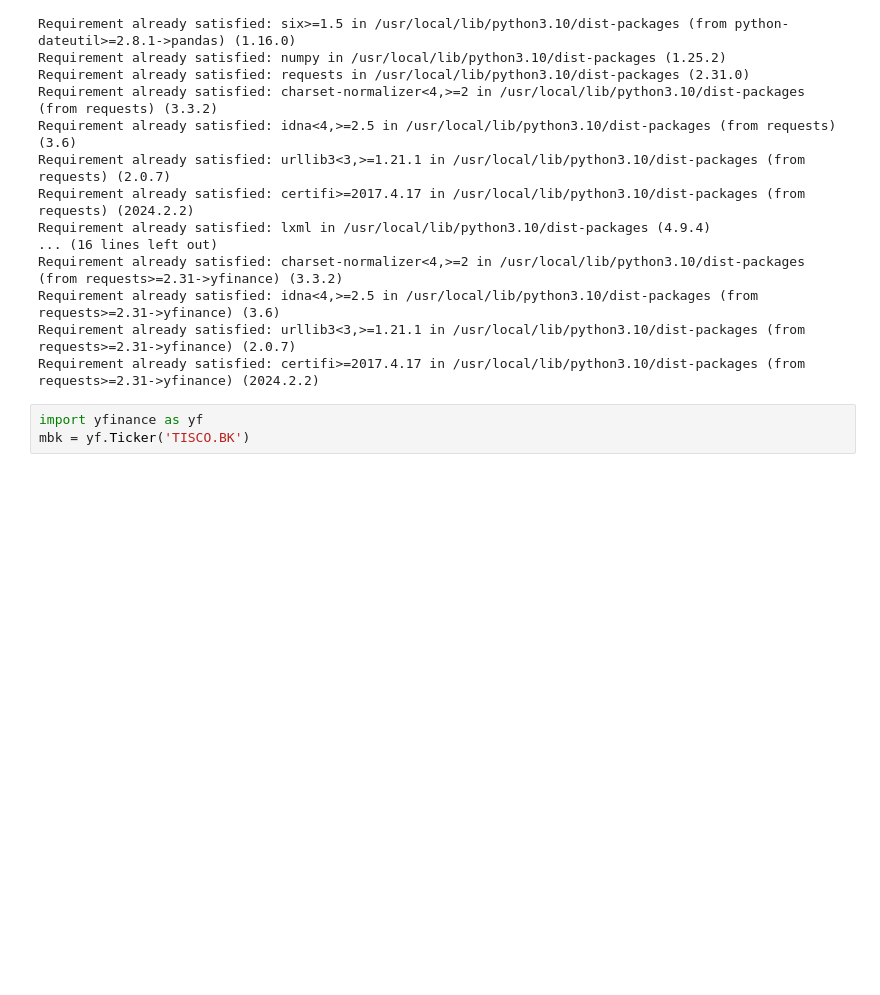
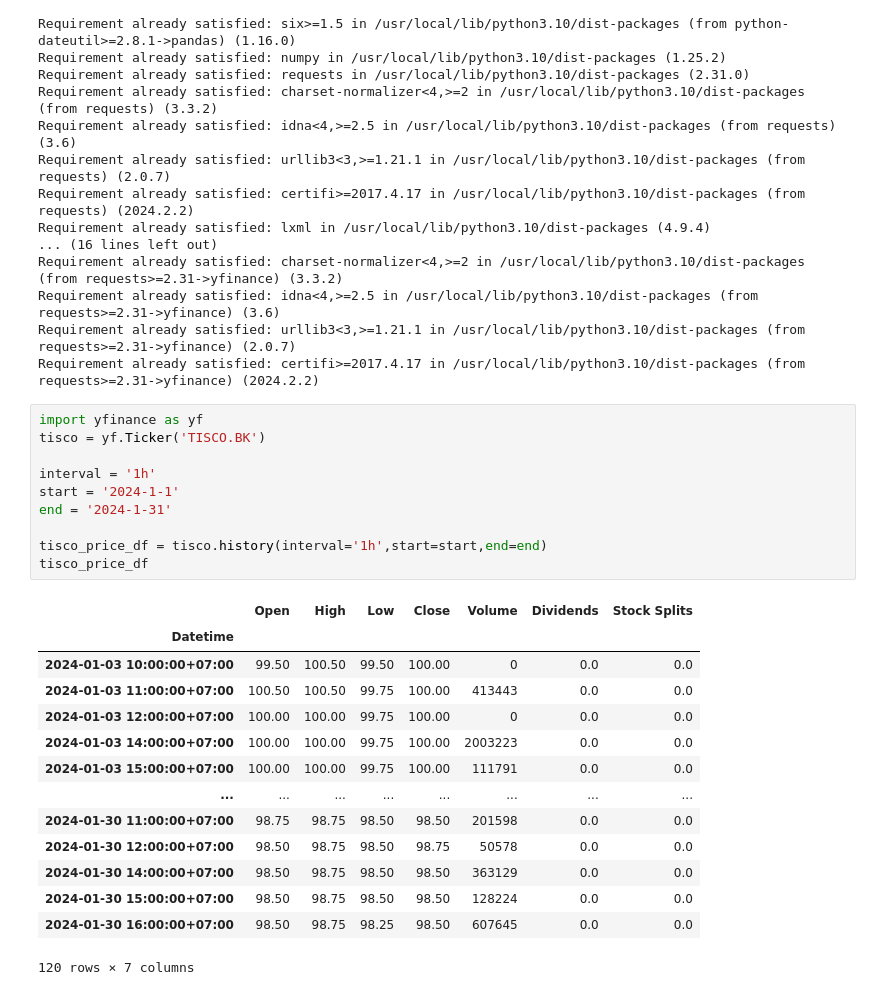
Before and after one commit to Jeniejean/ML, a Jupyter notebook: TISCO_Stock_Price_Prediction_6610422019_Nutthida_Yotaprasert.ipynb, the cells around one changed output. Cells and saved outputs as stored; diff of their text form; blank space fills up the shorter version.

```diff
--- a/TISCO_Stock_Price_Prediction_6610422019_Nutthida_Yotaprasert.ipynb
+++ b/TISCO_Stock_Price_Prediction_6610422019_Nutthida_Yotaprasert.ipynb
@@ -24,6 +24,28 @@ Requirement already satisfied: charset-normalizer<4,>=2 in /usr/local/lib/python
 Requirement already satisfied: idna<4,>=2.5 in /usr/local/lib/python3.10/dist-packages (from requests>=2.31->yfinance) (3.6)
 Requirement already satisfied: urllib3<3,>=1.21.1 in /usr/local/lib/python3.10/dist-packages (from requests>=2.31->yfinance) (2.0.7)
 Requirement already satisfied: certifi>=2017.4.17 in /usr/local/lib/python3.10/dist-packages (from requests>=2.31->yfinance) (2024.2.2)
-# %%
-import yfinance as yf
-mbk = yf.Ticker('TISCO.BK')
+# %%
+import yfinance as yf
+tisco = yf.Ticker('TISCO.BK')
+
+interval = '1h'
+start = '2024-1-1'
+end = '2024-1-31'
+
+tisco_price_df = tisco.history(interval='1h',start=start,end=end)
+tisco_price_df
+# %% [output]
+|  | Open | High | Low | Close | Volume | Dividends | Stock Splits |
+| Datetime |  |  |  |  |  |  |  |
+| 2024-01-03 10:00:00+07:00 | 99.50 | 100.50 | 99.50 | 100.00 | 0 | 0.0 | 0.0 |
+| 2024-01-03 11:00:00+07:00 | 100.50 | 100.50 | 99.75 | 100.00 | 413443 | 0.0 | 0.0 |
+| 2024-01-03 12:00:00+07:00 | 100.00 | 100.00 | 99.75 | 100.00 | 0 | 0.0 | 0.0 |
+| 2024-01-03 14:00:00+07:00 | 100.00 | 100.00 | 99.75 | 100.00 | 2003223 | 0.0 | 0.0 |
+| 2024-01-03 15:00:00+07:00 | 100.00 | 100.00 | 99.75 | 100.00 | 111791 | 0.0 | 0.0 |
+| ... | ... | ... | ... | ... | ... | ... | ... |
+| 2024-01-30 11:00:00+07:00 | 98.75 | 98.75 | 98.50 | 98.50 | 201598 | 0.0 | 0.0 |
+| 2024-01-30 12:00:00+07:00 | 98.50 | 98.75 | 98.50 | 98.75 | 50578 | 0.0 | 0.0 |
+| 2024-01-30 14:00:00+07:00 | 98.50 | 98.75 | 98.50 | 98.50 | 363129 | 0.0 | 0.0 |
+| 2024-01-30 15:00:00+07:00 | 98.50 | 98.75 | 98.50 | 98.50 | 128224 | 0.0 | 0.0 |
+| 2024-01-30 16:00:00+07:00 | 98.50 | 98.75 | 98.25 | 98.50 | 607645 | 0.0 | 0.0 |
+120 rows × 7 columns
```
Also changed, not shown: parts of 3 cells of this notebook.
